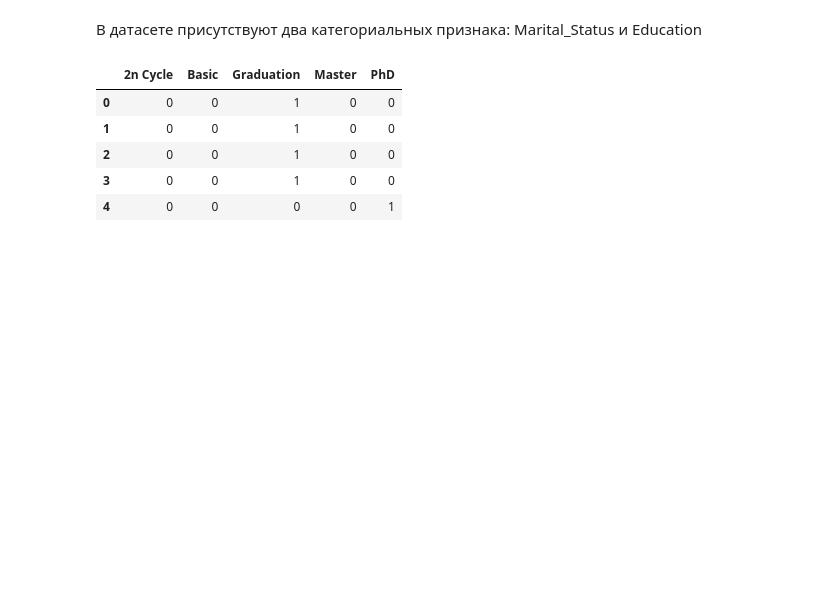
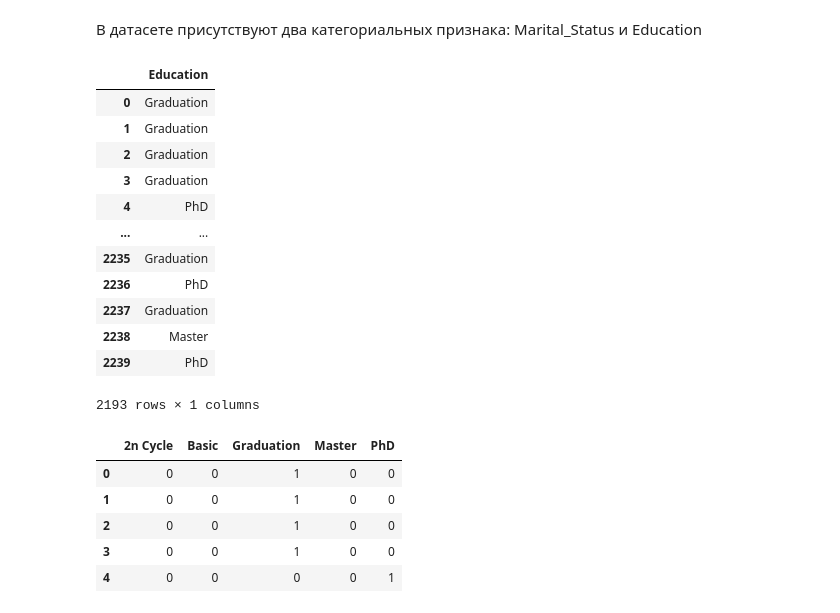
Before and after one commit to alcatkuchera/Marketing_Campaign, a Jupyter notebook: Marketing_campaign.ipynb, the cells around one changed output. Drawn from its saved outputs; the diff is of its cells as text; code cells hidden in the pictures; blank space fills up the shorter version.

```diff
--- a/Marketing_campaign.ipynb
+++ b/Marketing_campaign.ipynb
@@ -268,0 +273,2 @@ Name: Marital_Status, dtype: int64
+# %%
+data_raw = data_raw.drop(['ID'], axis=1)
@@ -268,0 +289,6 @@ Name: Marital_Status, dtype: int64
+# %%
+categorical_columns = [c for c in data_raw.columns if data_raw[c].dtype.name == 'category']
+numerical_columns   = [c for c in data_raw.columns if (data_raw[c].dtype.name == 'int64' or data_raw[c].dtype.name == 'float64')]
+date_columns = [c for c in data_raw.columns if data_raw[c].dtype.name == 'datetime64[ns]']
+print(categorical_columns)
+print(numerical_columns)
@@ -338,8 +390,8 @@ data['Income'].quantile([0.005,.01,.05,.1,.5,.9,.95,.99,.995])
 0.995    102145.75
 Name: Income, dtype: float64
 # %%
-rows_to_drop = data[(data['Income'] < data['Income'].quantile(0.005)) | (data['Income'] > data['Income'].quantile(0.995))].index
-data = data.drop(rows_to_drop)
+rows_to_drop = data_raw[(data_raw['Income'] < data_raw['Income'].quantile(0.005)) | (data_raw['Income'] > data_raw['Income'].quantile(0.995))].index
+data = data_raw.drop(rows_to_drop)
 data.shape
 # %% [output]
 (2193, 26)
@@ -487,6 +539,22 @@ dtype: float64
 # Бинаризация номинальных признаков
 # %% [markdown]
 В датасете присутствуют два категориальных признака: Marital_Status и Education
+# %%
+data[categorical_columns]
+# %% [output]
+|  | Education |
+| 0 | Graduation |
+| 1 | Graduation |
+| 2 | Graduation |
+| 3 | Graduation |
+| 4 | PhD |
+| ... | ... |
+| 2235 | Graduation |
+| 2236 | PhD |
+| 2237 | Graduation |
+| 2238 | Master |
+| 2239 | PhD |
+2193 rows × 1 columns
 # %%
 Education_dummies = pd.get_dummies(data['Education'])
 # %%
```
Also changed, not shown: parts of 49 cells of this notebook.
